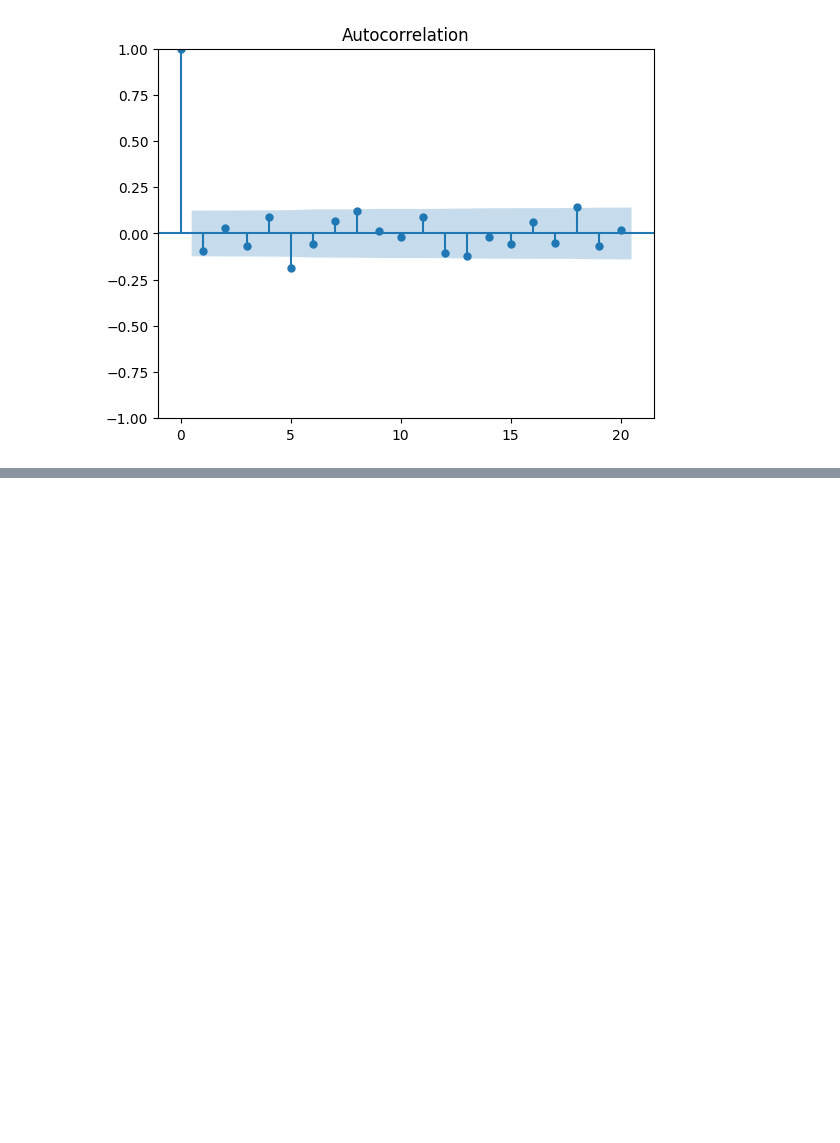
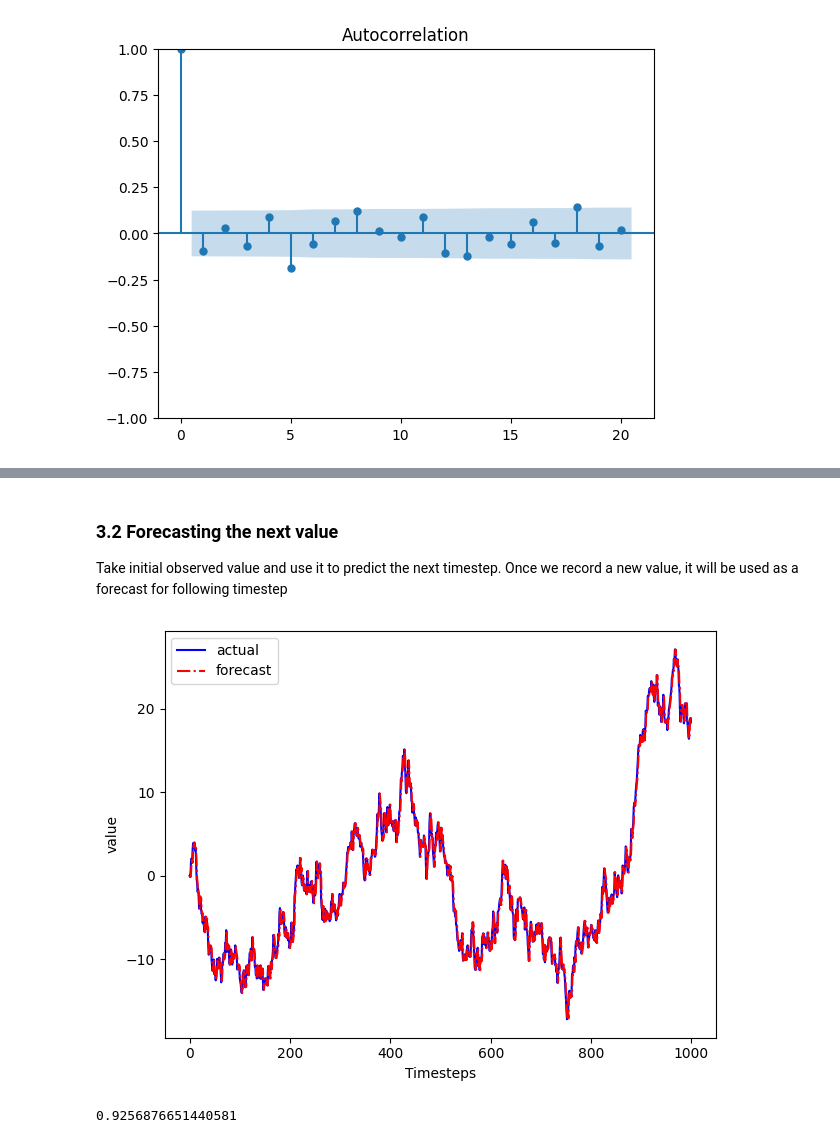
Before and after one commit to MonuSingh16/code-practice-courses-books, a Jupyter notebook: time-series-forecasting-python/ch03-random-walk.ipynb, the cells around one changed output, grey strips where cells are left out. Drawn from its saved outputs; the diff is of its cells as text; code cells hidden in the pictures; blank space fills up the shorter version.

```diff
--- a/time-series-forecasting-python/ch03-random-walk.ipynb
+++ b/time-series-forecasting-python/ch03-random-walk.ipynb
@@ -197,0 +316,26 @@ plot_acf(diff_close, lags=20)
+# %% [markdown]
+### 3.2 Forecasting the next value
+
+Take initial observed value and use it to predict the next timestep. Once we record a new value, it will be used as a forecast for following timestep
+# %%
+df_shift = df.shift(periods=1) #shifting our data
+df_shift.head()
+
+fig, ax = plt.subplots()
+
+ax.plot(df, 'b-', label='actual')
+ax.plot(df_shift, 'r-.', label='forecast')
+
+ax.legend(loc=2)
+
+ax.set_xlabel('Timesteps')
+ax.set_ylabel('value')
+
+plt.tight_layout()
+# %% [output]
+[figure, added]
+# %%
+mse_one_step = mean_squared_error(test['value'], df_shift[800:])
+print(mse_one_step)
+# %% [output]
+0.9256876651440581
```
Also changed, not shown: parts of 10 cells of this notebook.
